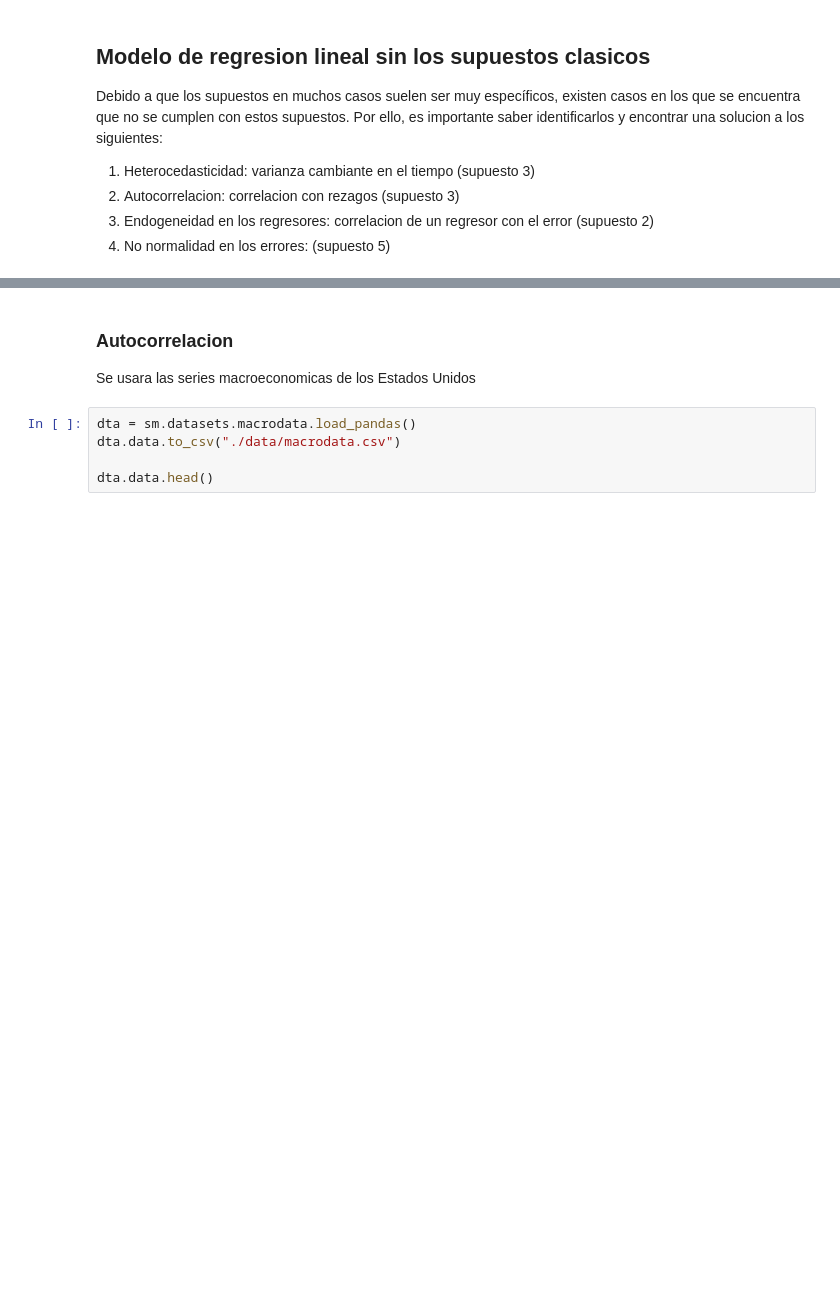
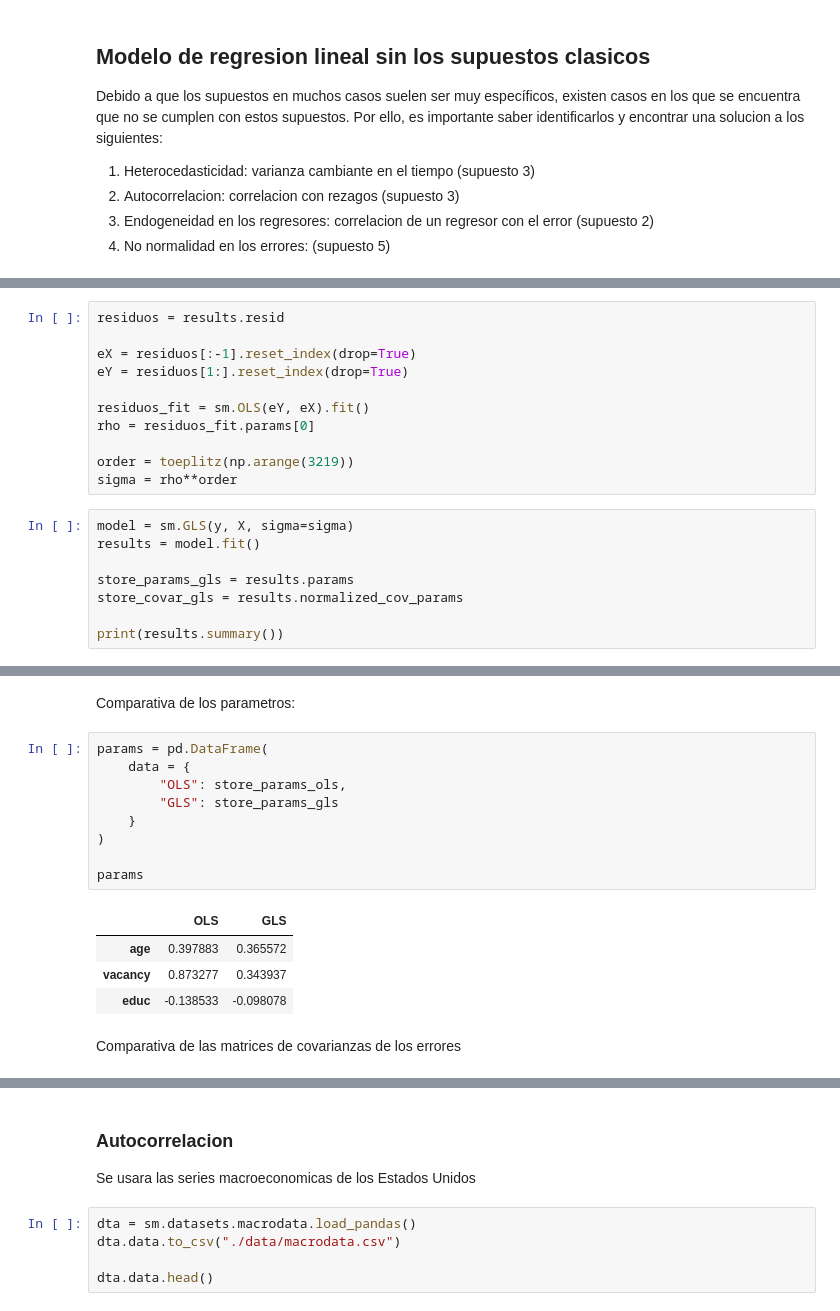
Before and after one commit to mauricioalvaradoo/cross_sectional, a Jupyter notebook: 3 NoAssumptions.ipynb, the cells around one changed output, grey strips where cells are left out. Cells and saved outputs as stored; diff of their text form; blank space fills up the shorter version.

```diff
--- a/3 NoAssumptions.ipynb
+++ b/3 NoAssumptions.ipynb
@@ -21,0 +118,19 @@ warnings.simplefilter("ignore")
+# %%
+residuos = results.resid
+
+eX = residuos[:-1].reset_index(drop=True)
+eY = residuos[1:].reset_index(drop=True)
+
+residuos_fit = sm.OLS(eY, eX).fit()
+rho = residuos_fit.params[0]
+
+order = toeplitz(np.arange(3219))
+sigma = rho**order
+# %%
+model = sm.GLS(y, X, sigma=sigma)
+results = model.fit()
+
+store_params_gls = results.params
+store_covar_gls = results.normalized_cov_params
+
+print(results.summary())
@@ -21,0 +155,18 @@ warnings.simplefilter("ignore")
+# %% [markdown]
+Comparativa de los parametros:
+# %%
+params = pd.DataFrame(
+    data = {
+        "OLS": store_params_ols,
+        "GLS": store_params_gls
+    }
+)
+
+params
+# %% [output]
+|  | OLS | GLS |
+| age | 0.397883 | 0.365572 |
+| vacancy | 0.873277 | 0.343937 |
+| educ | -0.138533 | -0.098078 |
+# %% [markdown]
+Comparativa de las matrices de covarianzas de los errores
```
Also changed, not shown: parts of 18 cells of this notebook, 5 other files.
